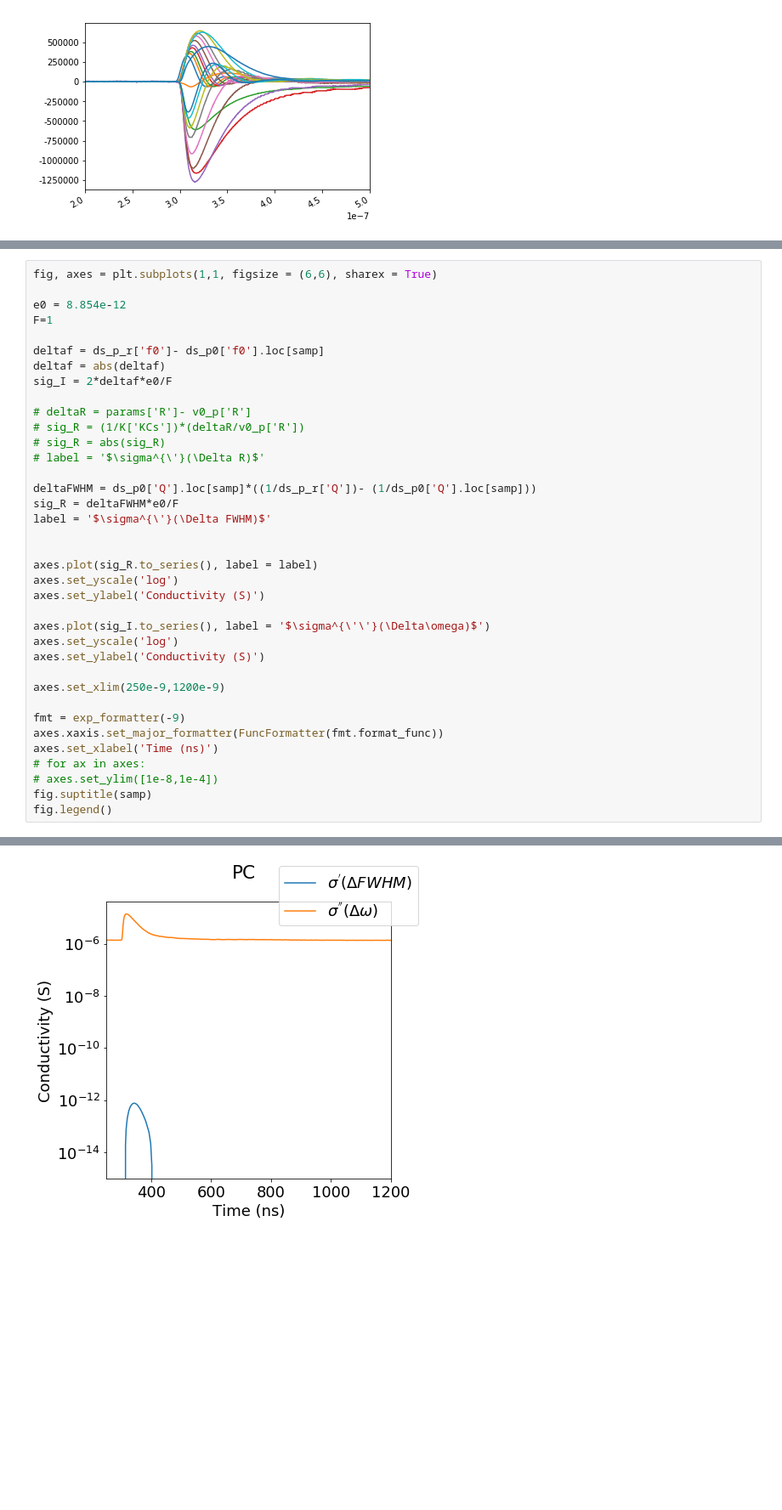
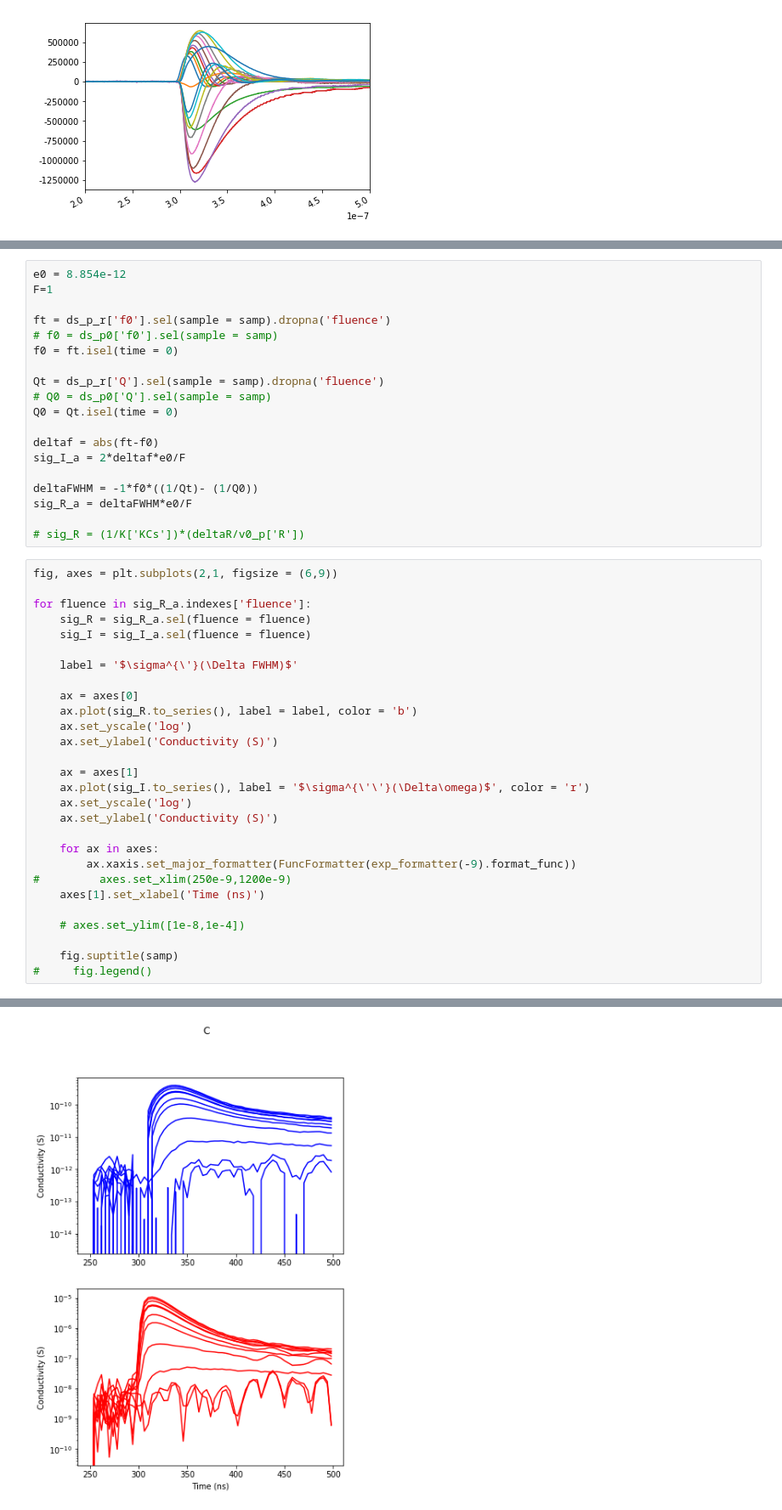
Before and after one commit to aspitarl/TRMC, a Jupyter notebook: FreqFluence.ipynb, the cells around one changed output, grey strips where cells are left out. Shown at 85% size. Drawn from its saved outputs; the diff is of its cells as text; blank space fills up the shorter version.

```diff
--- a/FreqFluence.ipynb
+++ b/FreqFluence.ipynb
@@ -462,38 +417,48 @@ anim
+# %%
+e0 = 8.854e-12
+F=1
+
+ft = ds_p_r['f0'].sel(sample = samp).dropna('fluence')
+# f0 = ds_p0['f0'].sel(sample = samp)
+f0 = ft.isel(time = 0)
+
+Qt = ds_p_r['Q'].sel(sample = samp).dropna('fluence')
+# Q0 = ds_p0['Q'].sel(sample = samp)
+Q0 = Qt.isel(time = 0)
+
+deltaf = abs(ft-f0)
+sig_I_a = 2*deltaf*e0/F
+
+deltaFWHM = -1*f0*((1/Qt)- (1/Q0))
+sig_R_a = deltaFWHM*e0/F
+
+# sig_R = (1/K['KCs'])*(deltaR/v0_p['R'])
 # %%
-fig, axes = plt.subplots(1,1, figsize = (6,6), sharex = True)
+fig, axes = plt.subplots(2,1, figsize = (6,9))
 
-e0 = 8.854e-12
-F=1
+for fluence in sig_R_a.indexes['fluence']:
+    sig_R = sig_R_a.sel(fluence = fluence)
+    sig_I = sig_I_a.sel(fluence = fluence)
 
-deltaf = ds_p_r['f0']- ds_p0['f0'].loc[samp]
-deltaf = abs(deltaf)
-sig_I = 2*deltaf*e0/F
+    label = '$\sigma^{\'}(\Delta FWHM)$'
 
-# deltaR = params['R']- v0_p['R']
-# sig_R = (1/K['KCs'])*(deltaR/v0_p['R'])
-# sig_R = abs(sig_R)
-# label = '$\sigma^{\'}(\Delta R)$'
+    ax = axes[0]
+    ax.plot(sig_R.to_series(), label = label, color = 'b')
+    ax.set_yscale('log')
+    ax.set_ylabel('Conductivity (S)')
 
-deltaFWHM = ds_p0['Q'].loc[samp]*((1/ds_p_r['Q'])- (1/ds_p0['Q'].loc[samp]))
-sig_R = deltaFWHM*e0/F
-label = '$\sigma^{\'}(\Delta FWHM)$'
+    ax = axes[1]
+    ax.plot(sig_I.to_series(), label = '$\sigma^{\'\'}(\Delta\omega)$', color = 'r')
+    ax.set_yscale('log')
+    ax.set_ylabel('Conductivity (S)')
 
+    for ax in axes:
+        ax.xaxis.set_major_formatter(FuncFormatter(exp_formatter(-9).format_func))
+#         axes.set_xlim(250e-9,1200e-9)
+    axes[1].set_xlabel('Time (ns)')
 
-axes.plot(sig_R.to_series(), label = label)
-axes.set_yscale('log')
-axes.set_ylabel('Conductivity (S)')
+    # axes.set_ylim([1e-8,1e-4])
 
-axes.plot(sig_I.to_series(), label = '$\sigma^{\'\'}(\Delta\omega)$')
-axes.set_yscale('log')
-axes.set_ylabel('Conductivity (S)')
-
-axes.set_xlim(250e-9,1200e-9)
-
-fmt = exp_formatter(-9)
-axes.xaxis.set_major_formatter(FuncFormatter(fmt.format_func))
-axes.set_xlabel('Time (ns)')
-# for ax in axes:
-# axes.set_ylim([1e-8,1e-4])
-fig.suptitle(samp)
-fig.legend()
+    fig.suptitle(samp)
+#     fig.legend()
 # %% [output]
@@ -501 +465 @@ fig.legend()
-[figure, old version]
+[figure, new version]
```
Also changed, not shown: parts of 10 cells of this notebook.
